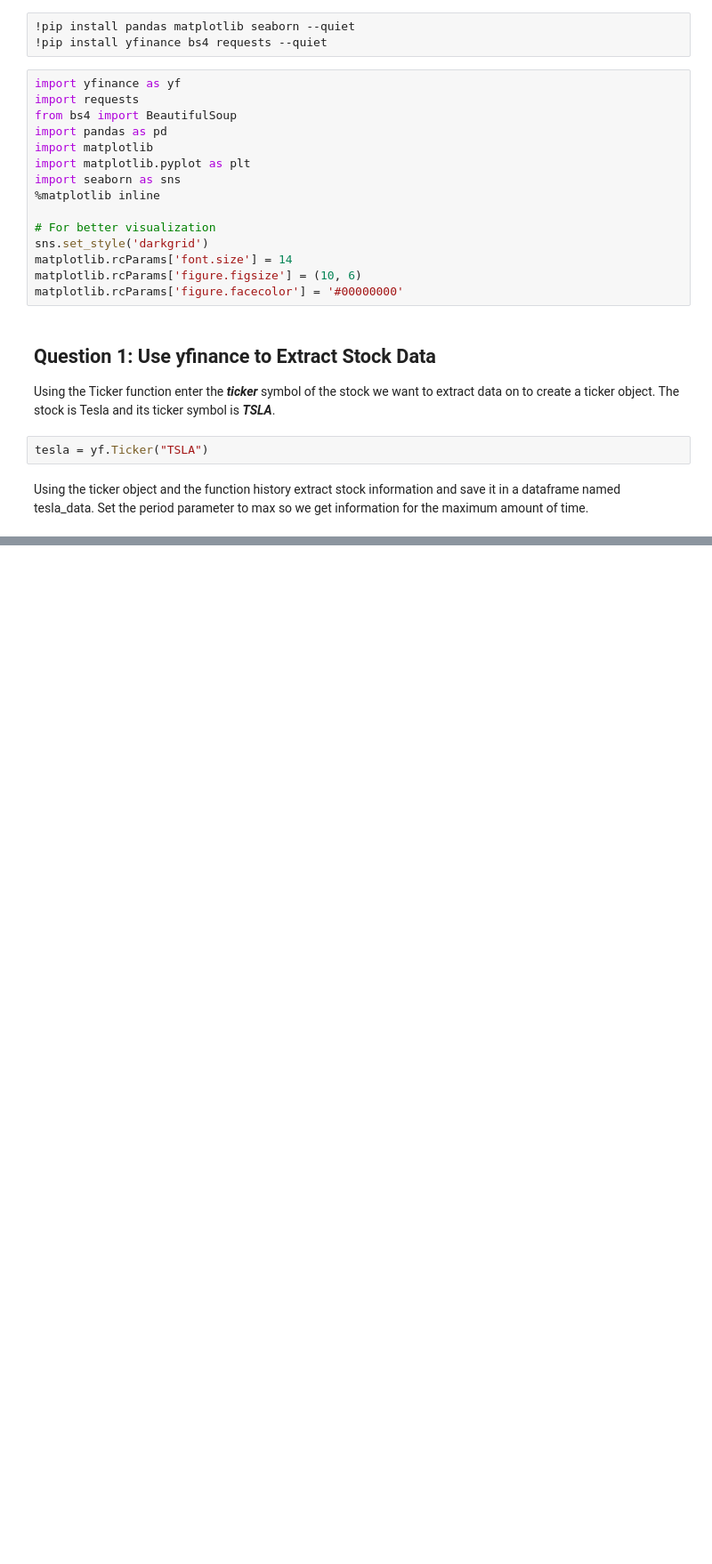
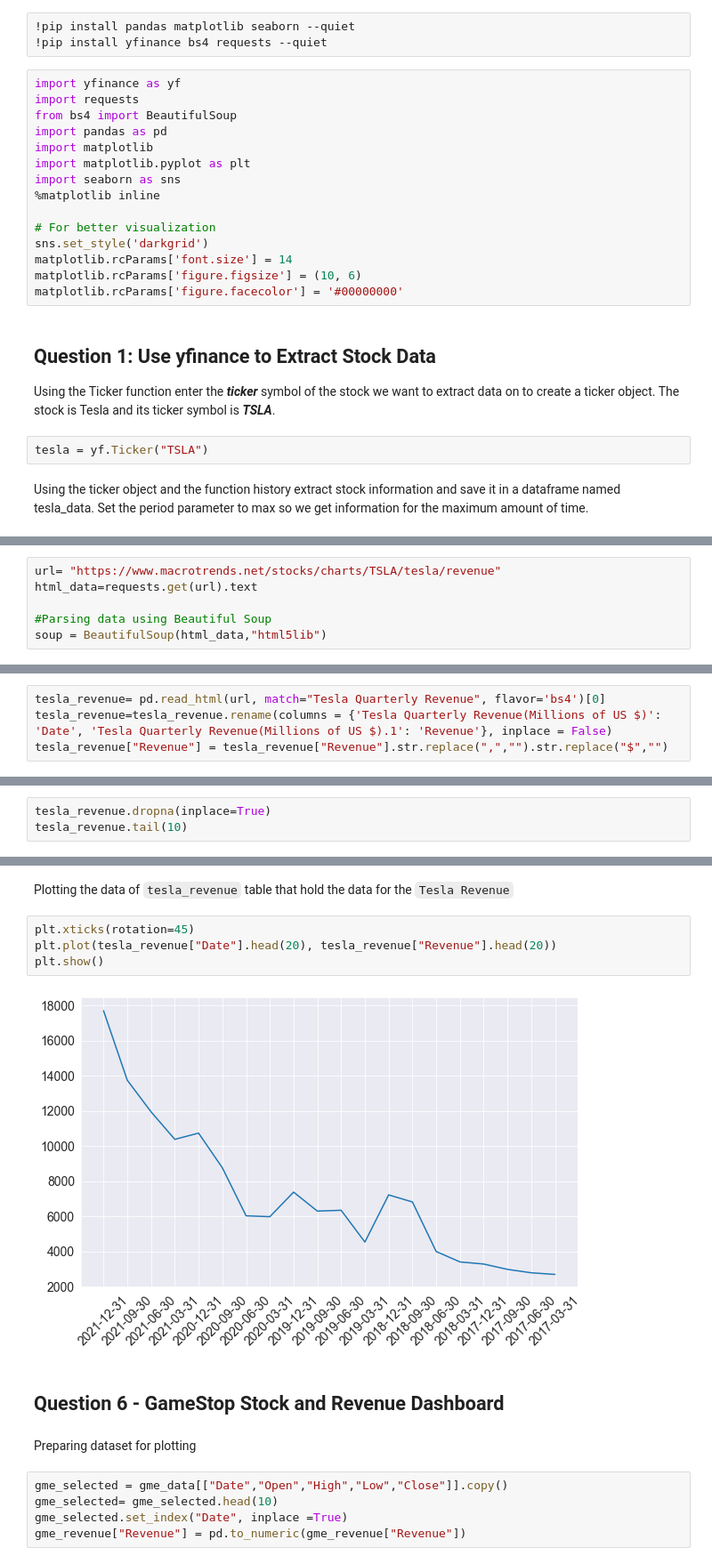
Before and after one commit to alamgirakash2000/IBM-Data-Science-Professional-Certificate-Program, a Jupyter notebook: Course05-python-project-for-data-science/Analyzing Historical Stock And Building a Dashboard.ipynb, the cells around one changed output, grey strips where cells are left out. Shown at 89% size. Saved outputs shown, nothing was run; the diff lists cells and outputs as text; blank space fills up the shorter version.

```diff
--- a/Course05-python-project-for-data-science/Analyzing Historical Stock And Building a Dashboard.ipynb
+++ b/Course05-python-project-for-data-science/Analyzing Historical Stock And Building a Dashboard.ipynb
@@ -76,0 +59,6 @@ This repository is to track my progress of this program and also store all the p
+# %%
+url= "https://www.macrotrends.net/stocks/charts/TSLA/tesla/revenue"
+html_data=requests.get(url).text
+
+#Parsing data using Beautiful Soup
+soup = BeautifulSoup(html_data,"html5lib")
@@ -76,0 +67,4 @@ This repository is to track my progress of this program and also store all the p
+# %%
+tesla_revenue= pd.read_html(url, match="Tesla Quarterly Revenue", flavor='bs4')[0]
+tesla_revenue=tesla_revenue.rename(columns = {'Tesla Quarterly Revenue(Millions of US $)': 'Date', 'Tesla Quarterly Revenue(Millions of US $).1': 'Revenue'}, inplace = False)
+tesla_revenue["Revenue"] = tesla_revenue["Revenue"].str.replace(",","").str.replace("$","")
@@ -76,0 +89,3 @@ This repository is to track my progress of this program and also store all the p
+# %%
+tesla_revenue.dropna(inplace=True)
+tesla_revenue.tail(10)
@@ -76,0 +193,17 @@ This repository is to track my progress of this program and also store all the p
+# %% [markdown]
+Plotting the data of `tesla_revenue` table that hold the data for the `Tesla Revenue`
+# %%
+plt.xticks(rotation=45)
+plt.plot(tesla_revenue["Date"].head(20), tesla_revenue["Revenue"].head(20))
+plt.show()
+# %% [output]
+[figure, added]
+# %% [markdown]
+## Question 6 - GameStop Stock and Revenue Dashboard
+# %% [markdown]
+Preparing dataset for plotting
+# %%
+gme_selected = gme_data[["Date","Open","High","Low","Close"]].copy()
+gme_selected= gme_selected.head(10)
+gme_selected.set_index("Date", inplace =True)
+gme_revenue["Revenue"] = pd.to_numeric(gme_revenue["Revenue"])
```
Also changed, not shown: parts of 33 cells of this notebook, 1 other file.
